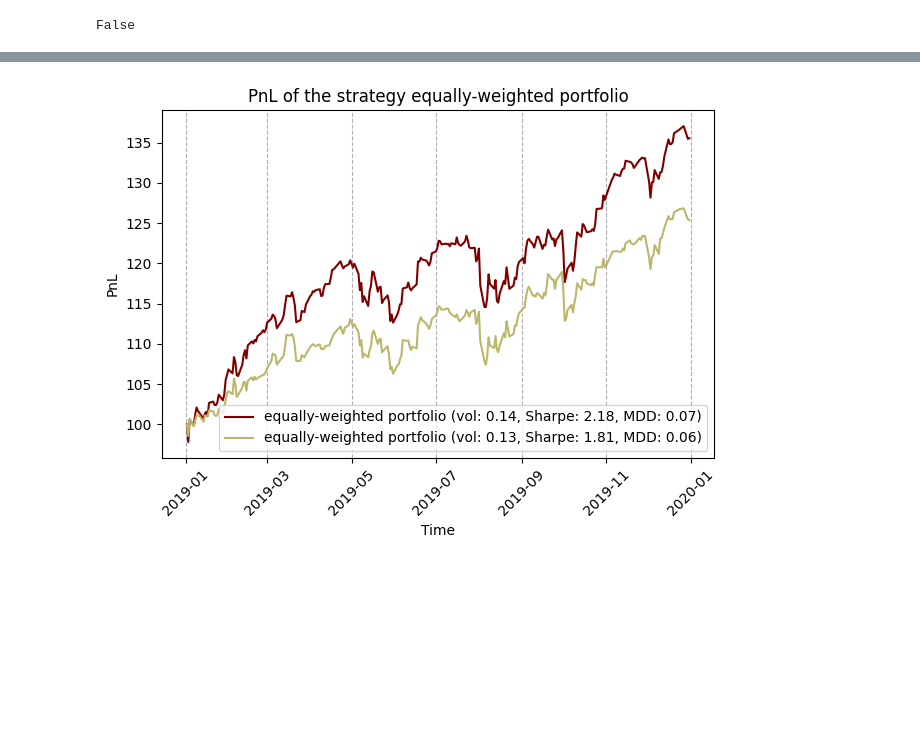
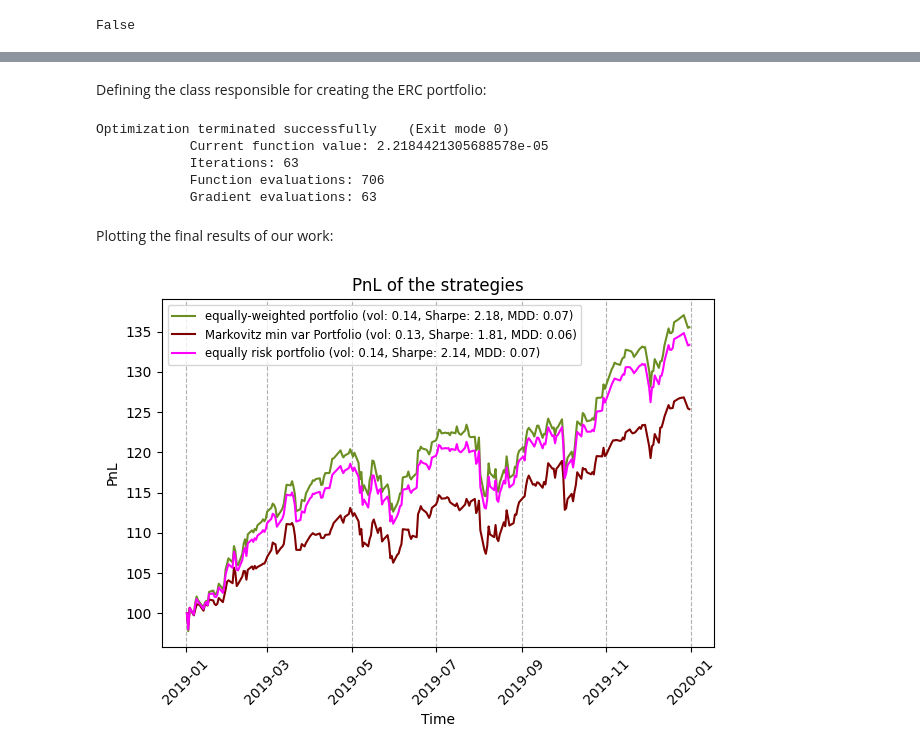
Before and after one commit to kMordarski/Python_for_Optimization_and_Finance, a Jupyter notebook: PythProjGit/PythProjGitR.ipynb, the cells around one changed output, grey strips where cells are left out. Saved outputs shown, nothing was run; the diff lists cells and outputs as text; code cells hidden in the pictures; blank space fills up the shorter version.

Commit message:
final version of the first assessment for Python for Optimization and Finance

```diff
--- a/PythProjGit/PythProjGitR.ipynb
+++ b/PythProjGit/PythProjGitR.ipynb
@@ -203,9 +206,57 @@ class Markowitz(Strategy):
 
         return list(optimal['x'])
 # %%
-Por2 = Markowitz('equally-weighted portfolio', returns_2019, var_cov_mat)
+Por2 = Markowitz('Markovitz min var Portfolio', returns_2019, var_cov_mat)
-# %%
-Por1.illustrate('maroon')
-Por2.illustrate('darkkhaki')
-# %% [output]
-[figure, removed]
+# %% [markdown]
+Defining the class responsible for creating the ERC portfolio:
+# %%
+class ERC(Strategy):
+
+    def __init__(self, name, returns, cov):
+
+        self.name = name
+        self.returns = returns
+        self.cov = cov
+        opt_w = self.opt()
+        returns_ERC = np.sum(returns.apply(lambda x: x * opt_w, axis = 1), axis = 1)
+        super().__init__(self.name, returns_ERC)
+
+
+    def min_f_ERC(self, weight):
+
+        cov = self.cov
+
+        Q = np.multiply((cov * weight.T), weight.T)
+        Q_2 = Q.to_numpy().ravel()
+        P_1 = np.tile(Q_2, (len(Q_2),1))
+        P_2 = P_1.T
+        end_comp = np.sum(np.square(P_1 - P_2))
+        return end_comp * 10000
+
+
+    def weight_cons(self):
+        cons = ({'type': 'eq', 'fun': lambda weight: np.sum(weight) - 1.0},
+        {'type': 'ineq', 'fun': lambda weight: weight})
+        return cons
+
+    def opt(self):
+        initial_guess = np.full(len(top10), 1/len(top10))
+        res = minimize(self.min_f_ERC, initial_guess, args=(), constraints=self.weight_cons(), method = "SLSQP", options = {'maxiter':1000, 'disp': True, 'ftol': 1e-100})
+        w_opt = list(res.x)
+        return w_opt
+# %%
+Por3 = ERC('equally risk portfolio', returns_2019, var_cov_mat)
+# %% [output]
+Optimization terminated successfully    (Exit mode 0)
+            Current function value: 2.2184421305688578e-05
+            Iterations: 63
+            Function evaluations: 706
+            Gradient evaluations: 63
+# %% [markdown]
+Plotting the final results of our work:
+# %%
+Por1.illustrate('olivedrab')
+Por2.illustrate('Maroon')
+Por3.illustrate('fuchsia')
+# %% [output]
+[figure, added]
```
Also changed, not shown: parts of 12 cells of this notebook, 7 other files.
